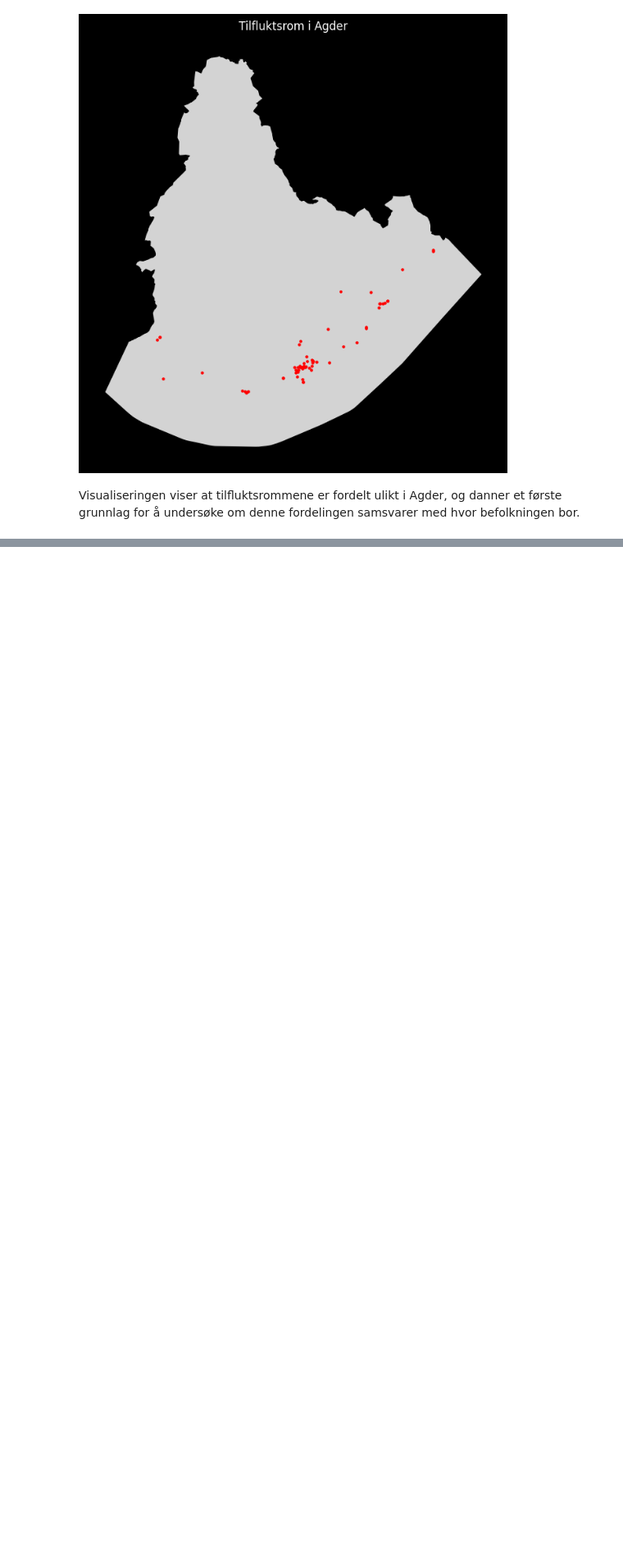
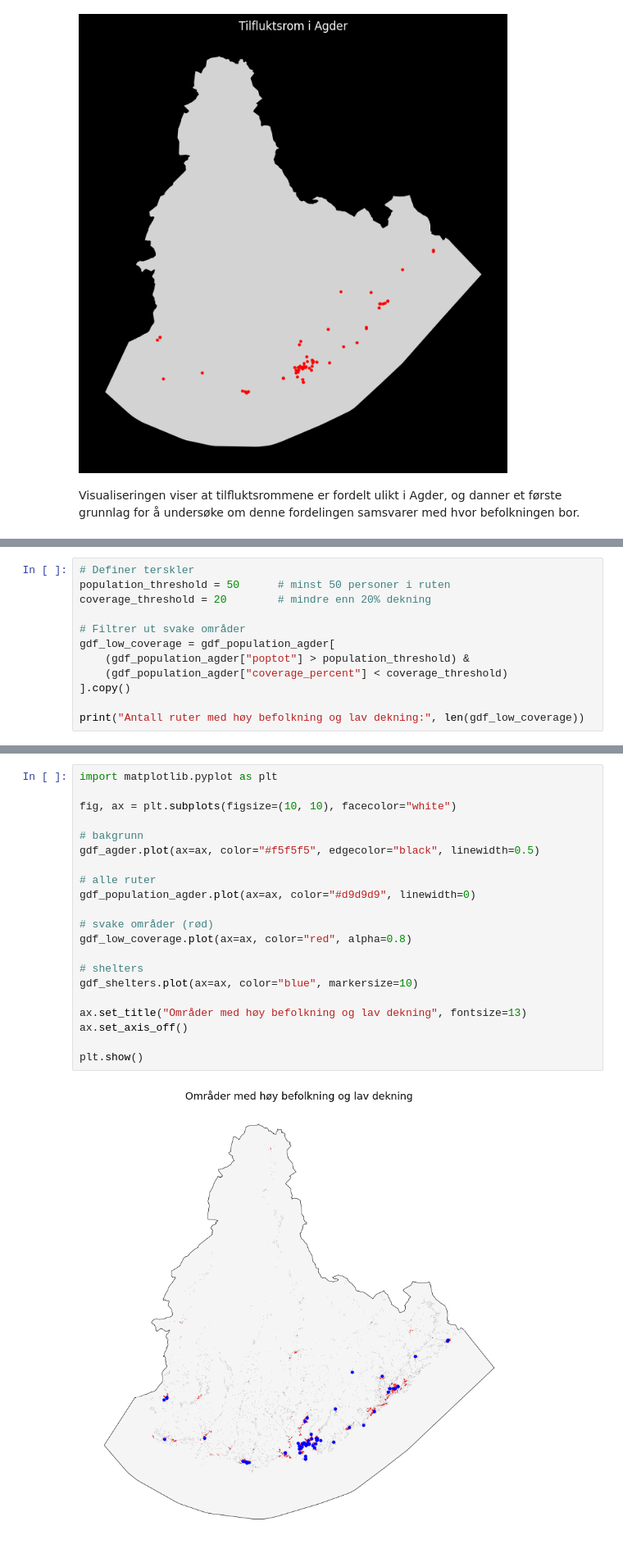
Before and after one commit to sivert-svanes/IS-218-Prosjekt, a Jupyter notebook: notebooks/analysis.ipynb, the cells around one changed output, grey strips where cells are left out. Shown at 82% size. Saved outputs shown, nothing was run; the diff lists cells and outputs as text; blank space fills up the shorter version.

```diff
--- a/notebooks/analysis.ipynb
+++ b/notebooks/analysis.ipynb
@@ -356,0 +865,12 @@ Visualiseringen viser at tilfluktsrommene er fordelt ulikt i Agder, og danner et
+# %%
+# Definer terskler
+population_threshold = 50      # minst 50 personer i ruten
+coverage_threshold = 20        # mindre enn 20% dekning
+
+# Filtrer ut svake områder
+gdf_low_coverage = gdf_population_agder[
+    (gdf_population_agder["poptot"] > population_threshold) &
+    (gdf_population_agder["coverage_percent"] < coverage_threshold)
+].copy()
+
+print("Antall ruter med høy befolkning og lav dekning:", len(gdf_low_coverage))
@@ -356,0 +904,23 @@ Visualiseringen viser at tilfluktsrommene er fordelt ulikt i Agder, og danner et
+# %%
+import matplotlib.pyplot as plt
+
+fig, ax = plt.subplots(figsize=(10, 10), facecolor="white")
+
+# bakgrunn
+gdf_agder.plot(ax=ax, color="#f5f5f5", edgecolor="black", linewidth=0.5)
+
+# alle ruter
+gdf_population_agder.plot(ax=ax, color="#d9d9d9", linewidth=0)
+
+# svake områder (rød)
+gdf_low_coverage.plot(ax=ax, color="red", alpha=0.8)
+
+# shelters
+gdf_shelters.plot(ax=ax, color="blue", markersize=10)
+
+ax.set_title("Områder med høy befolkning og lav dekning", fontsize=13)
+ax.set_axis_off()
+
+plt.show()
+# %% [output]
+[figure, added]
```
Also changed, not shown: parts of 46 cells of this notebook.
